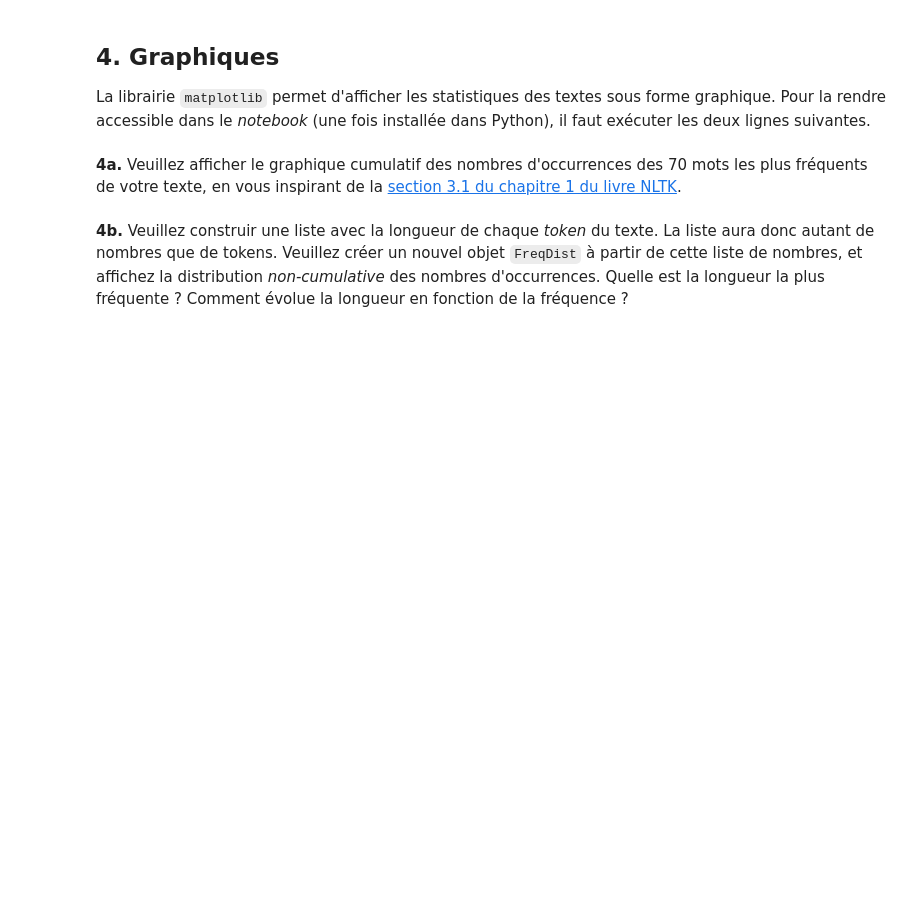
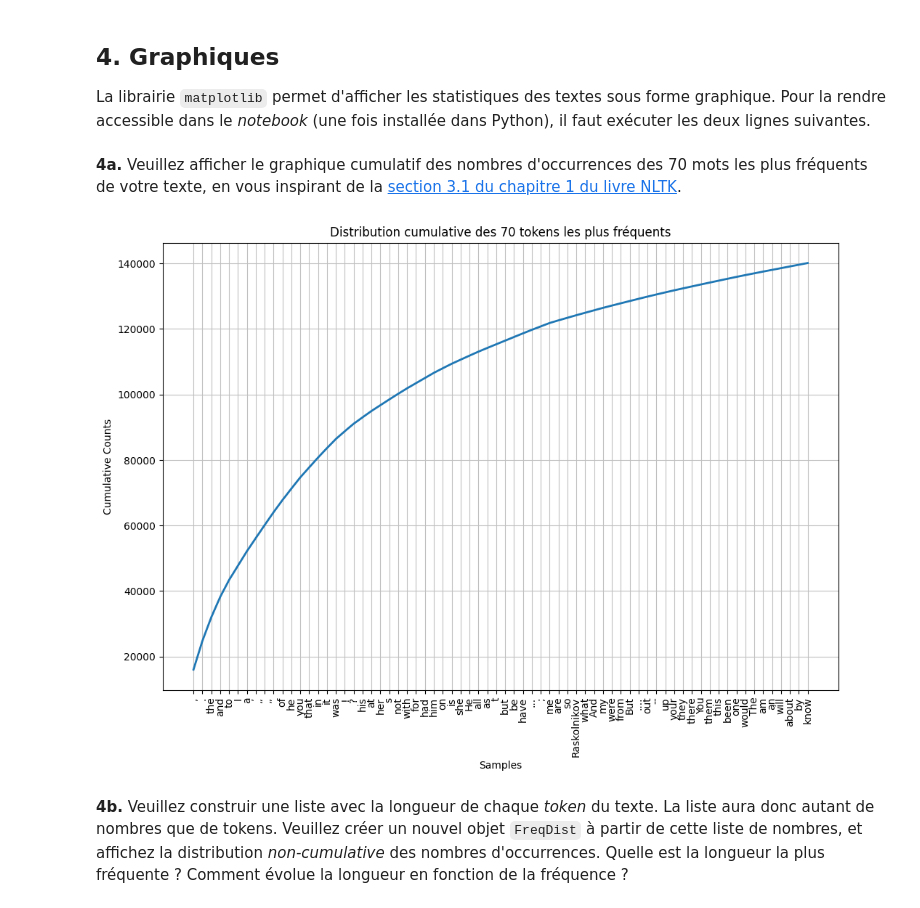
Before and after one commit to Neroil/TAL_Lab_1, a Jupyter notebook: TAL_Labo1b_student.ipynb, the cells around one changed output. Cells and saved outputs as stored; diff of their text form; code cells hidden in the pictures; blank space fills up the shorter version.

```diff
--- a/TAL_Labo1b_student.ipynb
+++ b/TAL_Labo1b_student.ipynb
@@ -308,5 +303,10 @@ import matplotlib.pyplot
 **4a.** Veuillez afficher le graphique cumulatif des nombres d'occurrences des 70 mots les plus fréquents de votre texte, en vous inspirant de la  [section 3.1 du chapitre 1 du livre NLTK](http://www.nltk.org/book/ch01.html#frequency-distributions).
 # %%
 # Veuillez écrire votre code ci-dessous, puis exécuter cette cellule.
+plt.figure(figsize=(12, 8))
+freq_dist.plot(70, cumulative=True, title="Distribution cumulative des 70 tokens les plus fréquents")
+plt.show()
+# %% [output]
+[figure, added]
 # %% [markdown]
 **4b.** Veuillez construir une liste avec la longueur de chaque _token_ du texte.  La liste aura donc autant de nombres que de tokens.  Veuillez créer un nouvel objet `FreqDist` à partir de cette liste de nombres, et affichez la distribution _non-cumulative_ des nombres d'occurrences.  Quelle est la longueur la plus fréquente ?  Comment évolue la longueur en fonction de la fréquence ?
```
Also changed, not shown: parts of 10 cells of this notebook.
